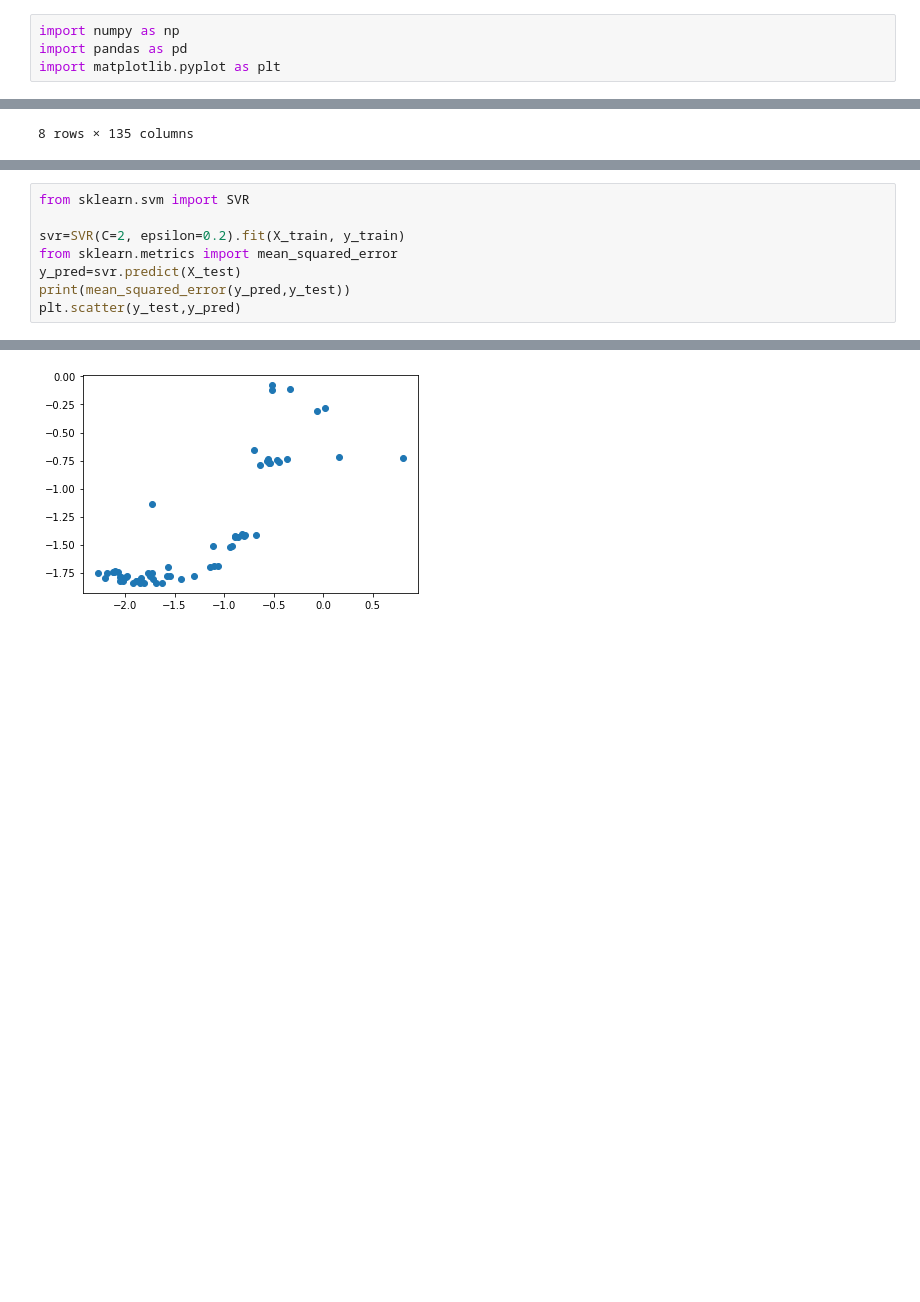
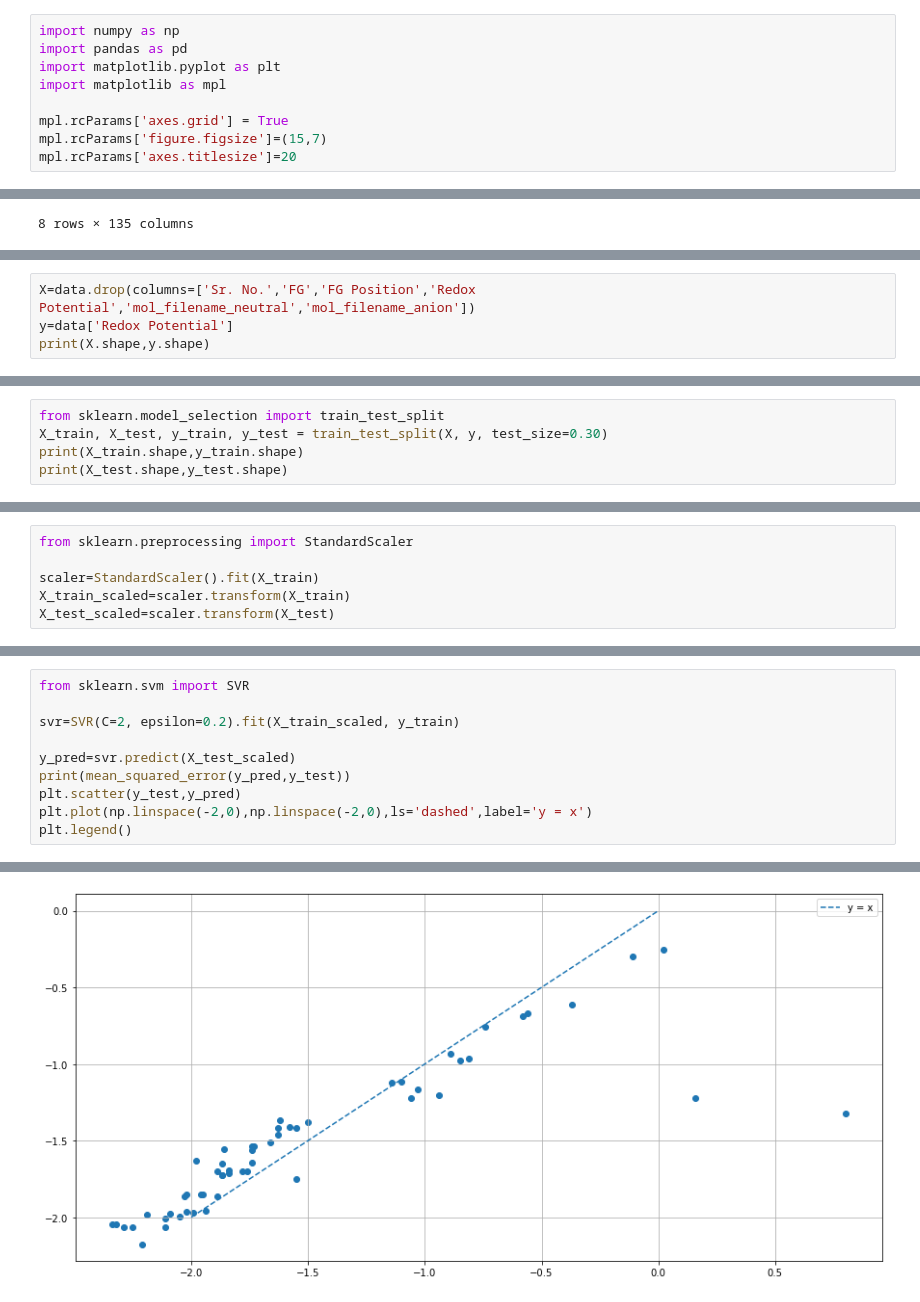
Before and after one commit to siddharth-ncl-work/miscellaneous, a Jupyter notebook: machine_learning_project_ideas/1/model_training.ipynb, the cells around one changed output, grey strips where cells are left out. Saved outputs shown, nothing was run; the diff lists cells and outputs as text; blank space fills up the shorter version.

```diff
--- a/machine_learning_project_ideas/1/model_training.ipynb
+++ b/machine_learning_project_ideas/1/model_training.ipynb
@@ -2,6 +2,11 @@
 import numpy as np
 import pandas as pd
 import matplotlib.pyplot as plt
+import matplotlib as mpl
+
+mpl.rcParams['axes.grid'] = True
+mpl.rcParams['figure.figsize']=(15,7)
+mpl.rcParams['axes.titlesize']=20
 # %%
 data=pd.read_csv('DATA.csv')
 data
@@ -43,0 +40,4 @@ X_train, X_test, y_train, y_test = train_test_split(X, y, test_size=0.33)
+# %%
+X=data.drop(columns=['Sr. No.','FG','FG Position','Redox Potential','mol_filename_neutral','mol_filename_anion'])
+y=data['Redox Potential']
+print(X.shape,y.shape)
@@ -43,0 +46,5 @@ X_train, X_test, y_train, y_test = train_test_split(X, y, test_size=0.33)
+# %%
+from sklearn.model_selection import train_test_split
+X_train, X_test, y_train, y_test = train_test_split(X, y, test_size=0.30)
+print(X_train.shape,y_train.shape)
+print(X_test.shape,y_test.shape)
@@ -43,0 +54,6 @@ X_train, X_test, y_train, y_test = train_test_split(X, y, test_size=0.33)
+# %%
+from sklearn.preprocessing import StandardScaler
+
+scaler=StandardScaler().fit(X_train)
+X_train_scaled=scaler.transform(X_train)
+X_test_scaled=scaler.transform(X_test)
@@ -69,9 +76,11 @@ plt.scatter(y_test,y_pred)
 # %%
 from sklearn.svm import SVR
 
-svr=SVR(C=2, epsilon=0.2).fit(X_train, y_train)
-from sklearn.metrics import mean_squared_error
-y_pred=svr.predict(X_test)
+svr=SVR(C=2, epsilon=0.2).fit(X_train_scaled, y_train)
+
+y_pred=svr.predict(X_test_scaled)
 print(mean_squared_error(y_pred,y_test))
 plt.scatter(y_test,y_pred)
+plt.plot(np.linspace(-2,0),np.linspace(-2,0),ls='dashed',label='y = x')
+plt.legend()
 # %% [output]
@@ -80,4 +89,4 @@ plt.scatter(y_test,y_pred)
-[figure, old version]
+[figure, new version]
 # %%
 from sklearn.ensemble import GradientBoostingRegressor
 
```
Also changed, not shown: parts of 13 cells of this notebook, 1 other file.
